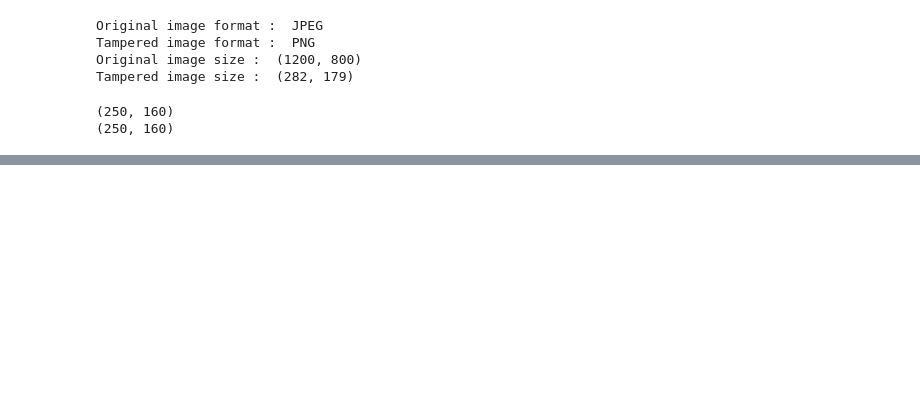
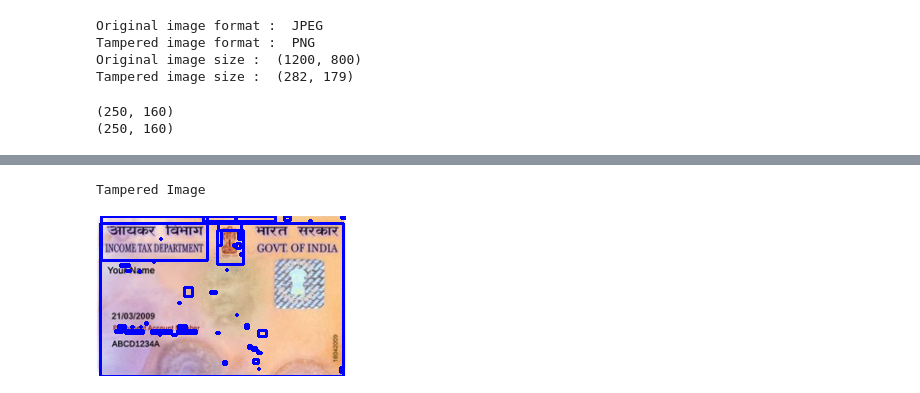
Before and after one commit to pankajshakya627/Basic_programs, a Jupyter notebook: Pancard_Tempering.ipynb, the cells around one changed output, grey strips where cells are left out. Saved outputs shown, nothing was run; the diff lists cells and outputs as text; code cells hidden in the pictures; blank space fills up the shorter version.

```diff
--- a/Pancard_Tempering.ipynb
+++ b/Pancard_Tempering.ipynb
@@ -40,0 +98,7 @@ tampered.save('pan_card_tampering/image/tampered.png')#Saves image
+# %%
+#Diplay tampered image with contour
+print('Tampered Image')
+Image.fromarray(tampered)
+# %% [output]
+Tampered Image
+[figure, added]
```
Also changed, not shown: parts of 19 cells of this notebook.
